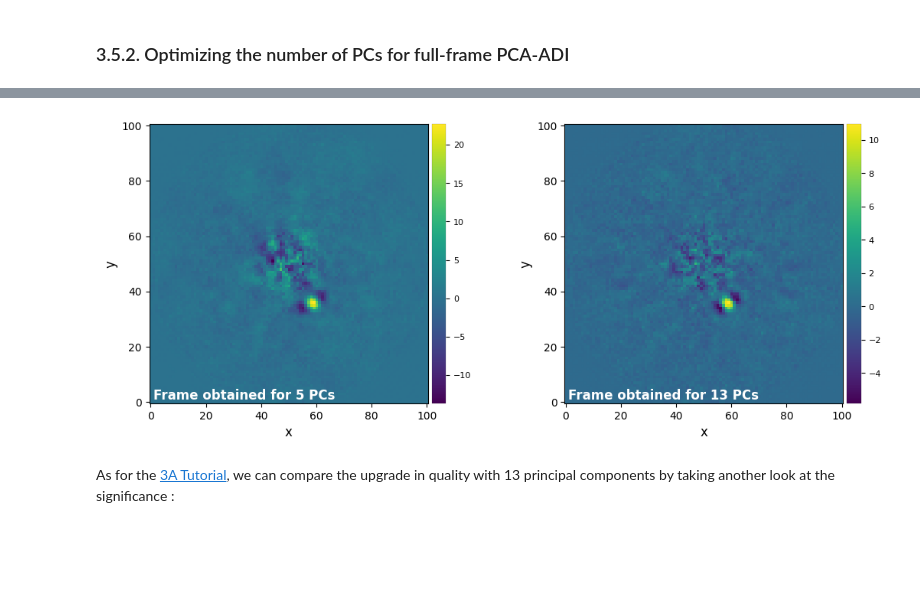
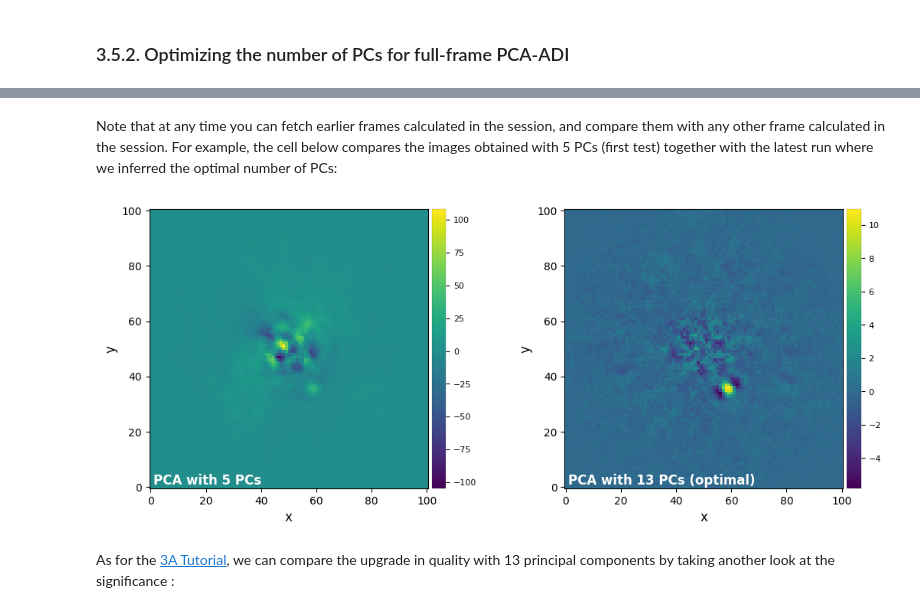
Before and after one commit to vortex-exoplanet/VIP, a Jupyter notebook: docs/source/tutorials/03B_psfsub_as_objects.ipynb, the cells around one changed output, grey strips where cells are left out. Saved outputs shown, nothing was run; the diff lists cells and outputs as text; code cells hidden in the pictures; blank space fills up the shorter version.

```diff
--- a/docs/source/tutorials/03B_psfsub_as_objects.ipynb
+++ b/docs/source/tutorials/03B_psfsub_as_objects.ipynb
@@ -632,8 +668,10 @@ We have now found that the optimal number of principal components is 13, as well
+# %% [markdown]
+Note that at any time you can fetch earlier frames calculated in the session, and compare them with any other frame calculated in the session. For example, the cell below compares the images obtained with 5 PCs (first test) together with the latest run where we inferred the optimal number of PCs:
 # %%
-pca_5, pca_13 = [results.sessions[i].frame for i in [-2,-1]]
-plot_frames((pca_5, pca_13), label=('Frame obtained for 5 PCs', 'Frame obtained for 13 PCs'))
+pca_5, pca_13 = [results.sessions[i].frame for i in [0,-1]] # to fetch the third to last and last runs
+plot_frames((pca_5,pca_13), label=('PCA with 5 PCs','PCA with 13 PCs (optimal)'))
 # %% [output]
-[figure, old version]
+[figure, new version]
 # %% [markdown]
 As for the [3A Tutorial](./03A_psfsub.ipynb#3.5.2.-Optimizing-the-number-of-PCs-for-full-frame-PCA-ADI), we can compare the upgrade in quality with 13 principal components by taking another look at the significance :
 # %%
```
Also changed, not shown: parts of 44 cells of this notebook, 8 other files.
